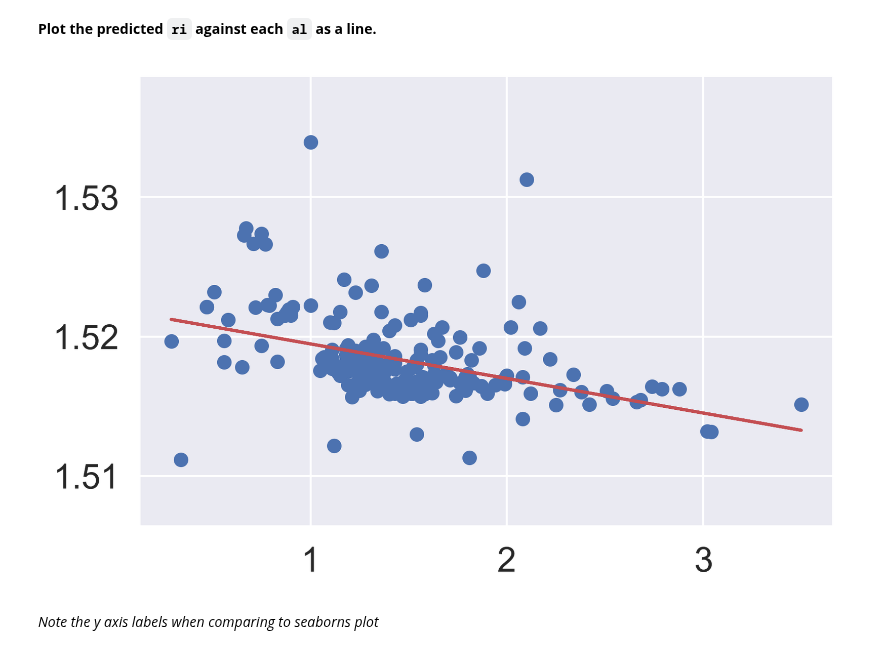
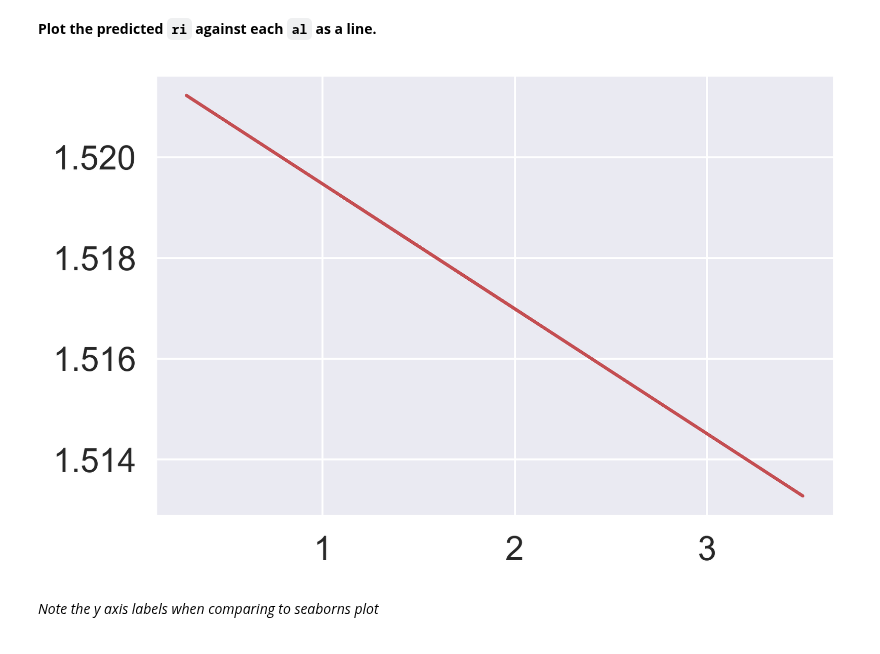
Before and after one commit to ShelyBhogal/data-science, a Jupyter notebook: 12-logistic-regression/logistic-regression-starter.ipynb, the cells around one changed output. Drawn from its saved outputs; the diff is of its cells as text; code cells hidden in the pictures.

```diff
--- a/12-logistic-regression/logistic-regression-starter.ipynb
+++ b/12-logistic-regression/logistic-regression-starter.ipynb
@@ -188,10 +197,11 @@ glass['y_pred'] = y_pred
 # %%
 # Plot those predictions connected by a line (without using Seaborn).
 fg, ax = plt.subplots(dpi=300);
-ax.scatter(glass.al, glass.ri);
+
+#ax.scatter(glass.al, glass.ri);
 ax.plot(glass.al, glass.y_pred, 'r-');
 # %% [output]
-[figure, old version]
+[figure, new version]
 # %%
 # Which of these equations is valid linear model? The important thing to remember is to remember is x are input values and b values are constants.
 # It has to be linear in the parameters.
```
Also changed, not shown: parts of 17 cells of this notebook.
